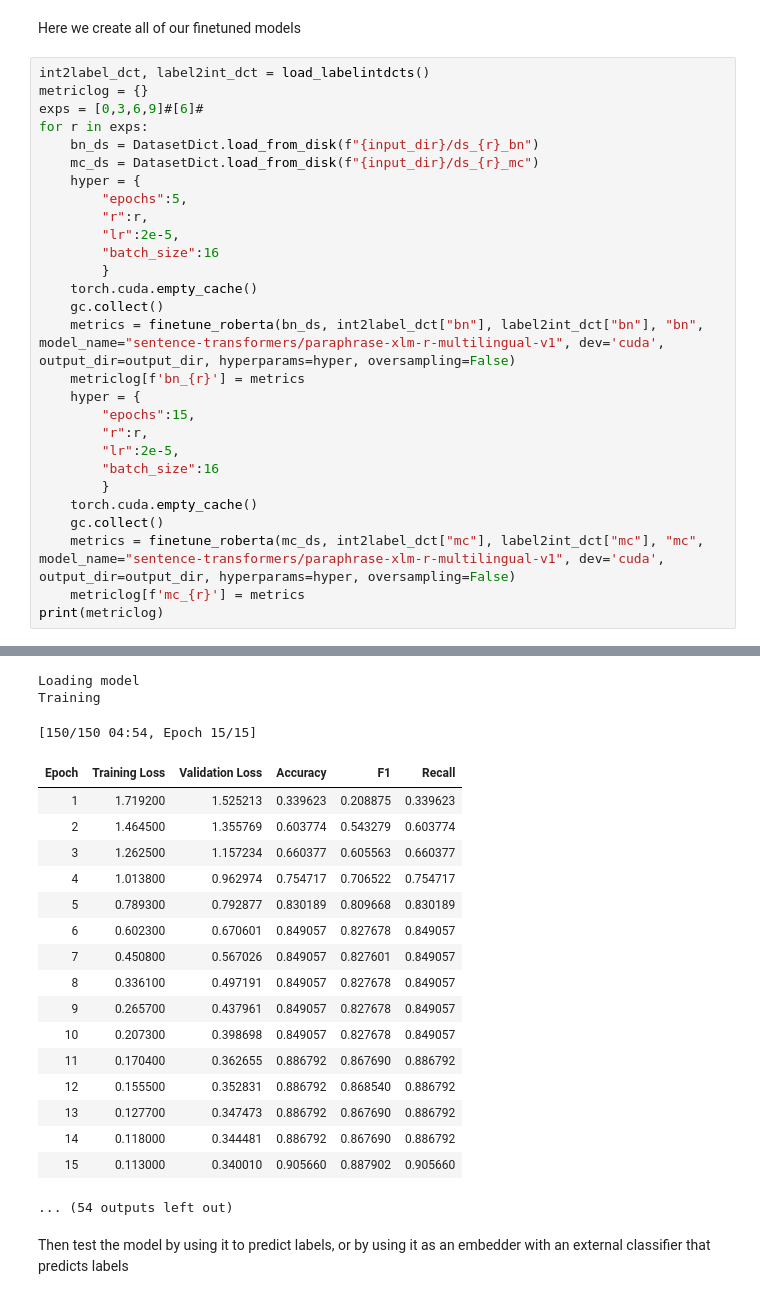
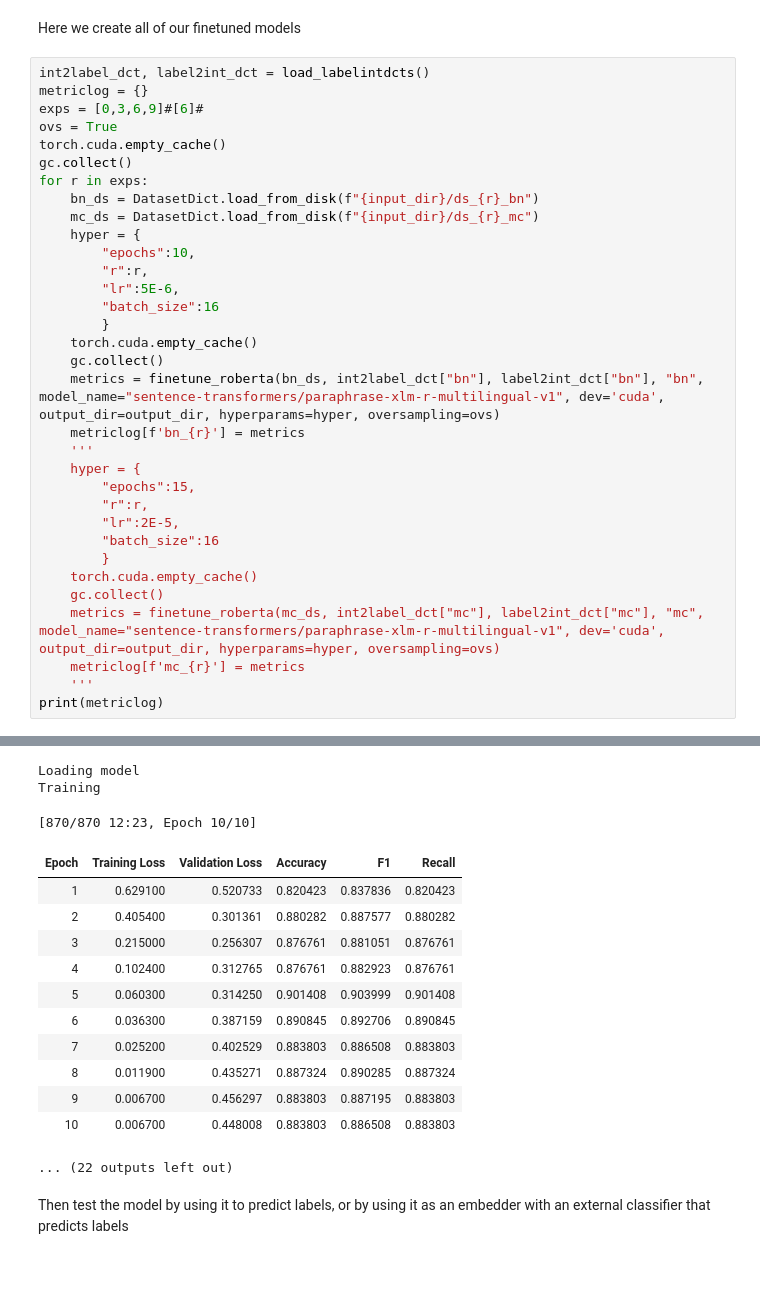
Before and after one commit to mawaskow/policy-classifier, a Jupyter notebook: finetuning.ipynb, the cells around one changed output, grey strips where cells are left out. Saved outputs shown, nothing was run; the diff lists cells and outputs as text; blank space fills up the shorter version.

Commit message:
displaying model results and run results

```diff
--- a/finetuning.ipynb
+++ b/finetuning.ipynb
@@ -292,29 +303,34 @@ Here we create all of our finetuned models
 int2label_dct, label2int_dct = load_labelintdcts()
 metriclog = {}
 exps = [0,3,6,9]#[6]#
+ovs = True
+torch.cuda.empty_cache()
+gc.collect()
 for r in exps:
     bn_ds = DatasetDict.load_from_disk(f"{input_dir}/ds_{r}_bn")
     mc_ds = DatasetDict.load_from_disk(f"{input_dir}/ds_{r}_mc")
     hyper = {
-        "epochs":5,
+        "epochs":10,
         "r":r,
-        "lr":2e-5,
+        "lr":5E-6,
         "batch_size":16
         }
     torch.cuda.empty_cache()
     gc.collect()
-    metrics = finetune_roberta(bn_ds, int2label_dct["bn"], label2int_dct["bn"], "bn", model_name="sentence-transformers/paraphrase-xlm-r-multilingual-v1", dev='cuda', output_dir=output_dir, hyperparams=hyper, oversampling=False)
+    metrics = finetune_roberta(bn_ds, int2label_dct["bn"], label2int_dct["bn"], "bn", model_name="sentence-transformers/paraphrase-xlm-r-multilingual-v1", dev='cuda', output_dir=output_dir, hyperparams=hyper, oversampling=ovs)
     metriclog[f'bn_{r}'] = metrics
+    '''
     hyper = {
         "epochs":15,
         "r":r,
-        "lr":2e-5,
+        "lr":2E-5,
         "batch_size":16
         }
     torch.cuda.empty_cache()
     gc.collect()
-    metrics = finetune_roberta(mc_ds, int2label_dct["mc"], label2int_dct["mc"], "mc", model_name="sentence-transformers/paraphrase-xlm-r-multilingual-v1", dev='cuda', output_dir=output_dir, hyperparams=hyper, oversampling=False)
+    metrics = finetune_roberta(mc_ds, int2label_dct["mc"], label2int_dct["mc"], "mc", model_name="sentence-transformers/paraphrase-xlm-r-multilingual-v1", dev='cuda', output_dir=output_dir, hyperparams=hyper, oversampling=ovs)
     metriclog[f'mc_{r}'] = metrics
+    '''
 print(metriclog)
 # %% [output]
 Loading model sentence-transformers/paraphrase-xlm-r-multilingual-v1
@@ -341,29 +362,24 @@ Done in 3.48 min
 
 Loading model sentence-transformers/paraphrase-xlm-r-multilingual-v1
 
 Tokenizing
 Some weights of XLMRobertaForSequenceClassification were not initialized from the model checkpoint at sentence-transformers/paraphrase-xlm-r-multilingual-v1 and are newly initialized: ['classifier.den ...
 You should probably TRAIN this model on a down-stream task to be able to use it for predictions and inference.
 Loading model
 Training
-[150/150 04:54, Epoch 15/15]
+[870/870 12:23, Epoch 10/10]
 | Epoch | Training Loss | Validation Loss | Accuracy | F1 | Recall |
-| 1 | 1.719200 | 1.525213 | 0.339623 | 0.208875 | 0.339623 |
-| 2 | 1.464500 | 1.355769 | 0.603774 | 0.543279 | 0.603774 |
-| 3 | 1.262500 | 1.157234 | 0.660377 | 0.605563 | 0.660377 |
-| 4 | 1.013800 | 0.962974 | 0.754717 | 0.706522 | 0.754717 |
-| 5 | 0.789300 | 0.792877 | 0.830189 | 0.809668 | 0.830189 |
-| 6 | 0.602300 | 0.670601 | 0.849057 | 0.827678 | 0.849057 |
-| 7 | 0.450800 | 0.567026 | 0.849057 | 0.827601 | 0.849057 |
-| 8 | 0.336100 | 0.497191 | 0.849057 | 0.827678 | 0.849057 |
-| 9 | 0.265700 | 0.437961 | 0.849057 | 0.827678 | 0.849057 |
-| 10 | 0.207300 | 0.398698 | 0.849057 | 0.827678 | 0.849057 |
-| 11 | 0.170400 | 0.362655 | 0.886792 | 0.867690 | 0.886792 |
-| 12 | 0.155500 | 0.352831 | 0.886792 | 0.868540 | 0.886792 |
-| 13 | 0.127700 | 0.347473 | 0.886792 | 0.867690 | 0.886792 |
-| 14 | 0.118000 | 0.344481 | 0.886792 | 0.867690 | 0.886792 |
-| 15 | 0.113000 | 0.340010 | 0.905660 | 0.887902 | 0.905660 |
+| 1 | 0.629100 | 0.520733 | 0.820423 | 0.837836 | 0.820423 |
+| 2 | 0.405400 | 0.301361 | 0.880282 | 0.887577 | 0.880282 |
+| 3 | 0.215000 | 0.256307 | 0.876761 | 0.881051 | 0.876761 |
+| 4 | 0.102400 | 0.312765 | 0.876761 | 0.882923 | 0.876761 |
+| 5 | 0.060300 | 0.314250 | 0.901408 | 0.903999 | 0.901408 |
+| 6 | 0.036300 | 0.387159 | 0.890845 | 0.892706 | 0.890845 |
+| 7 | 0.025200 | 0.402529 | 0.883803 | 0.886508 | 0.883803 |
+| 8 | 0.011900 | 0.435271 | 0.887324 | 0.890285 | 0.887324 |
+| 9 | 0.006700 | 0.456297 | 0.883803 | 0.887195 | 0.883803 |
+| 10 | 0.006700 | 0.448008 | 0.883803 | 0.886508 | 0.883803 |
-... (54 outputs left out)
+... (22 outputs left out)
 # %% [markdown]
 Then test the model by using it to predict labels, or by using it as an embedder with an external classifier that predicts labels
 # %%
```
Also changed, not shown: parts of 5 cells of this notebook, 2 other files.
